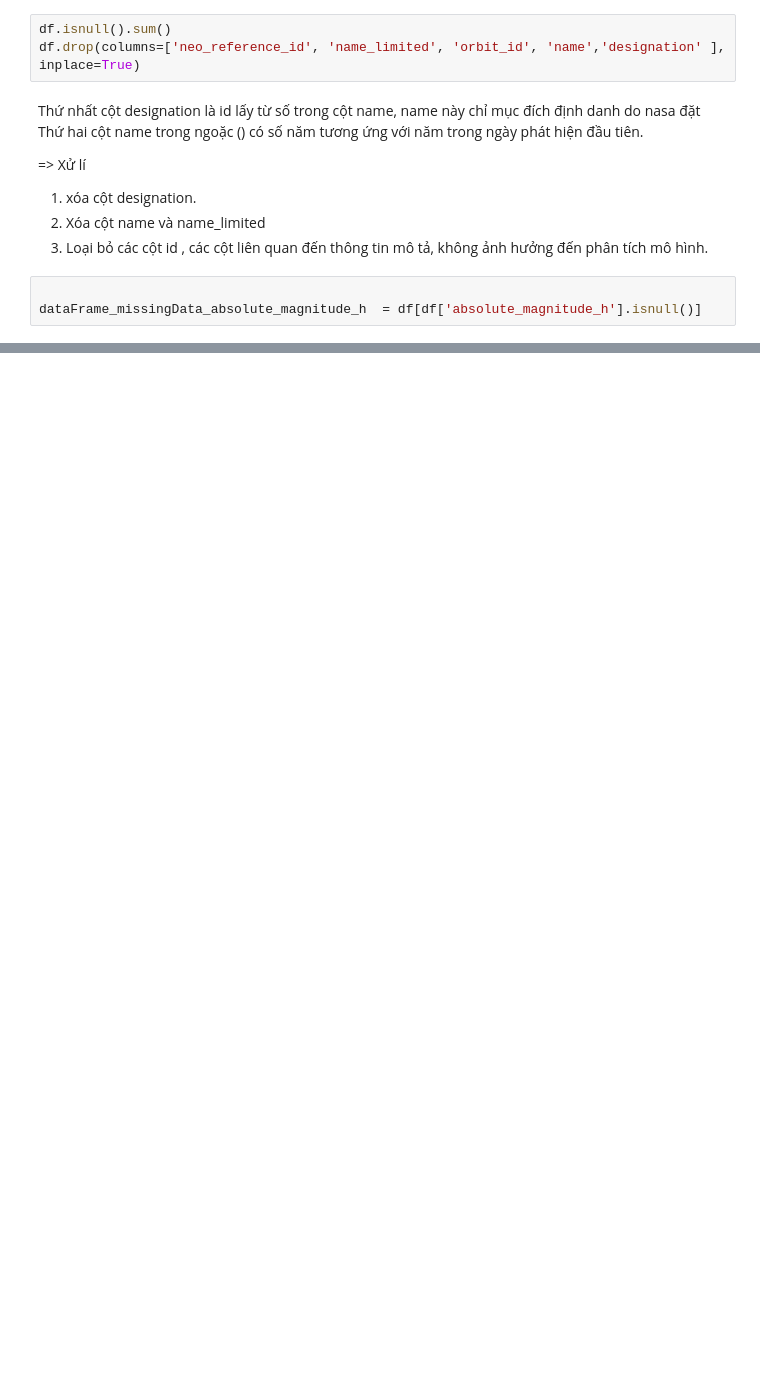
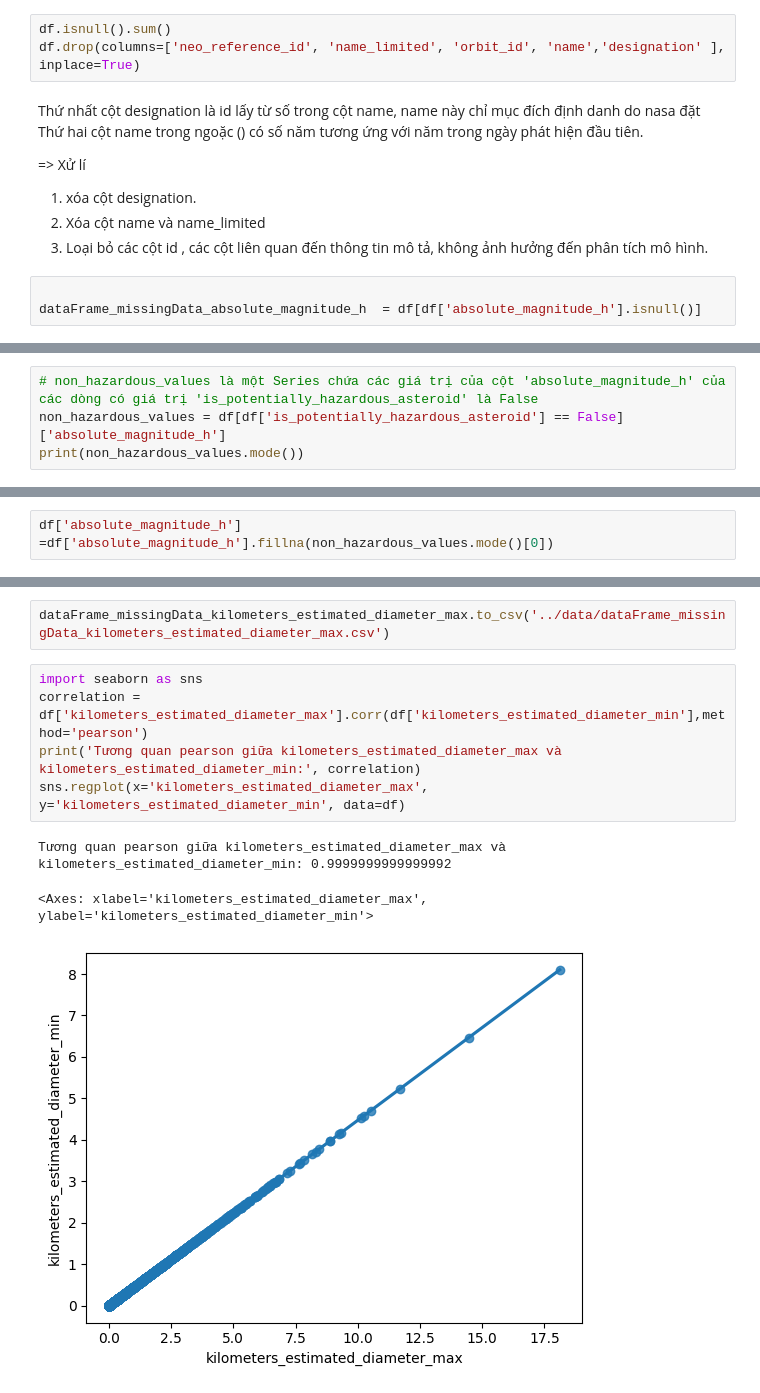
Before and after one commit to nhocratac/IE224-NEO, a Jupyter notebook: notebook/fillingData.ipynb, the cells around one changed output, grey strips where cells are left out. Cells and saved outputs as stored; diff of their text form; blank space fills up the shorter version.

Commit message:
filled data

```diff
--- a/notebook/fillingData.ipynb
+++ b/notebook/fillingData.ipynb
@@ -49,0 +47,4 @@ testpd.to_csv('test_name_designation.csv')
+# %%
+# non_hazardous_values là một Series chứa các giá trị của cột 'absolute_magnitude_h' của các dòng có giá trị 'is_potentially_hazardous_asteroid' là False
+non_hazardous_values = df[df['is_potentially_hazardous_asteroid'] == False]['absolute_magnitude_h']
+print(non_hazardous_values.mode())
@@ -49,0 +57,2 @@ testpd.to_csv('test_name_designation.csv')
+# %%
+df['absolute_magnitude_h'] =df['absolute_magnitude_h'].fillna(non_hazardous_values.mode()[0])
@@ -49,0 +94,11 @@ testpd.to_csv('test_name_designation.csv')
+# %%
+dataFrame_missingData_kilometers_estimated_diameter_max.to_csv('../data/dataFrame_missingData_kilometers_estimated_diameter_max.csv')
+# %%
+import seaborn as sns
+correlation = df['kilometers_estimated_diameter_max'].corr(df['kilometers_estimated_diameter_min'],method='pearson')
+print('Tương quan pearson giữa kilometers_estimated_diameter_max và kilometers_estimated_diameter_min:', correlation)
+sns.regplot(x='kilometers_estimated_diameter_max', y='kilometers_estimated_diameter_min', data=df)
+# %% [output]
+Tương quan pearson giữa kilometers_estimated_diameter_max và kilometers_estimated_diameter_min: 0.9999999999999992
+<Axes: xlabel='kilometers_estimated_diameter_max', ylabel='kilometers_estimated_diameter_min'>
+[figure, added]
```
Also changed, not shown: parts of 21 cells of this notebook, 3 other files.
